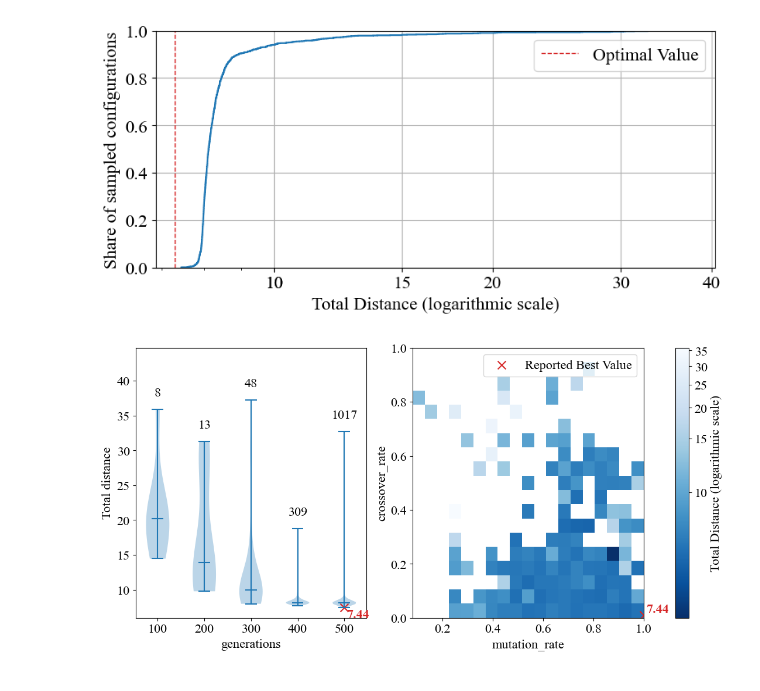
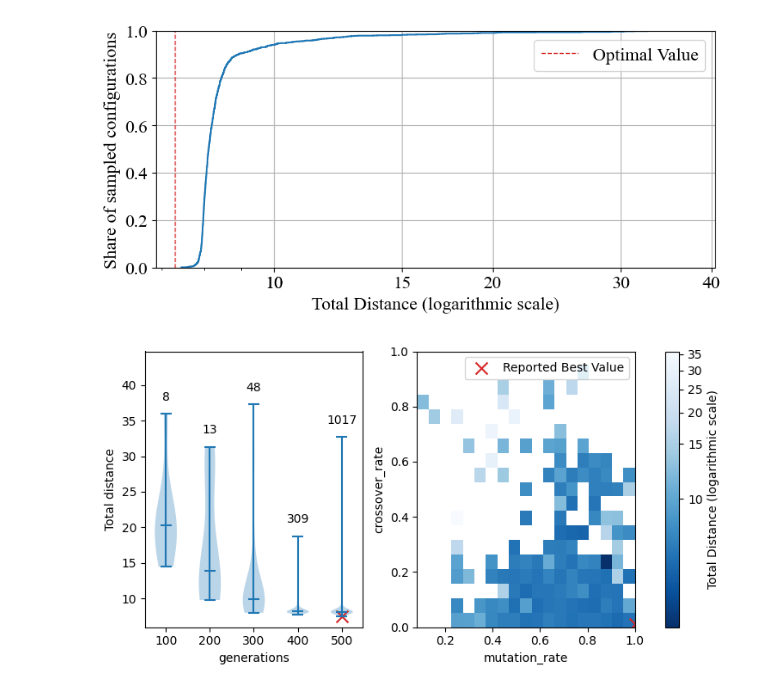
Before and after one commit to fwuermseher/evobandits-demo, a Jupyter notebook: evobandits_demo.ipynb, the cells around one changed output. Cells and saved outputs as stored; diff of their text form; code cells hidden in the pictures.

Commit message:
plot formatting

```diff
--- a/evobandits_demo.ipynb
+++ b/evobandits_demo.ipynb
@@ -290,10 +290,10 @@ def plot_heatmap(ax, x_feature, y_feature, bins, cmap_gamma=1, show_best=True, r
 
     if show_best and study is not None:
         best_x, best_y = study.best_params[x_feature], study.best_params[y_feature]
-        best_value = study.best_value
+        # best_value = study.best_value
 
         ax.scatter(best_x, best_y, color="C3", marker="x", s=100, label="Reported Best Value")
-        ax.text(best_x + 0.01, best_y + 0.01, f"{best_value:.2f}", color="C3", weight="bold", fontsize=16)
+        # ax.text(best_x + 0.01, best_y + 0.01, f"{best_value:.2f}", color="C3", weight="bold", fontsize=16)
         ax.legend()
 
     ax.set_xlim((min(x), max(x)))
@@ -335,7 +335,7 @@ def plot_violin(ax, feature, tick_labels=None, show_best=True, results=study.res
         if best_feature in unique_features:
             pos = list(unique_features).index(best_feature) + 1  # positions start at 1
             ax.scatter(pos, best_value, color='C3', marker='x', s=100, label='Reported Best Value')
-            ax.text(pos + 0.05, best_value - 0.05 * y_range, f"{best_value:.2f}", color='C3', fontsize=16, weight='bold')
+            # ax.text(pos + 0.05, best_value - 0.05 * y_range, f"{best_value:.2f}", color='C3', fontsize=16, weight='bold')
 
     ax.set_xlabel(feature)
     ax.set_ylabel("Total distance")
@@ -343,15 +343,19 @@ def plot_violin(ax, feature, tick_labels=None, show_best=True, results=study.res
 
     return ax
 # %%
-fig, axs = plt.subplots(1, 2, figsize=(14, 6))
+fig, axs = plt.subplots(1, 2, figsize=(8, 6))
 
 mesh1 = plot_heatmap(axs[1], "mutation_rate", "crossover_rate", bins=(20, 20), cmap_gamma=0.3)
 plot_violin(axs[0], "generations", tick_labels=["100", "200", "300", "400", "500"])
+
+# Adjust spacing between subplots
+plt.tight_layout()
+plt.subplots_adjust(wspace=0.25)
 
 # Shared colorbar for both plots:
 cbar = fig.colorbar(mesh1, ax=axs, orientation='vertical', label='Total Distance (logarithmic scale)')
 
 plt.savefig(Path("_plots/05_hyperspace_projections.pdf"))
 plt.show()
 # %% [output]
-[figure, old version]
+[figure, new version]
```
Also changed, not shown: 1 other file.
